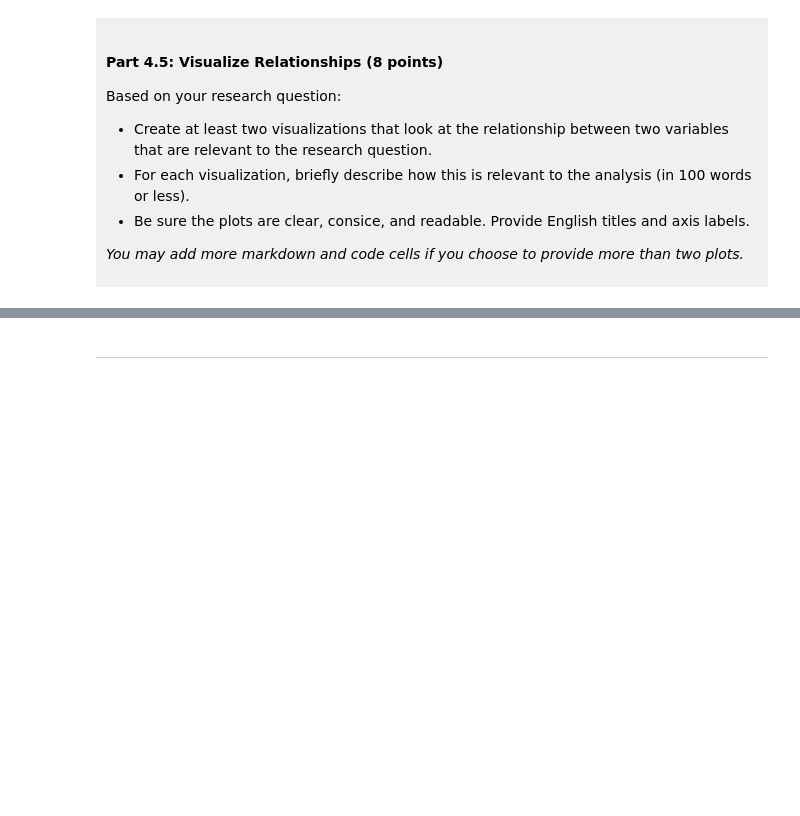
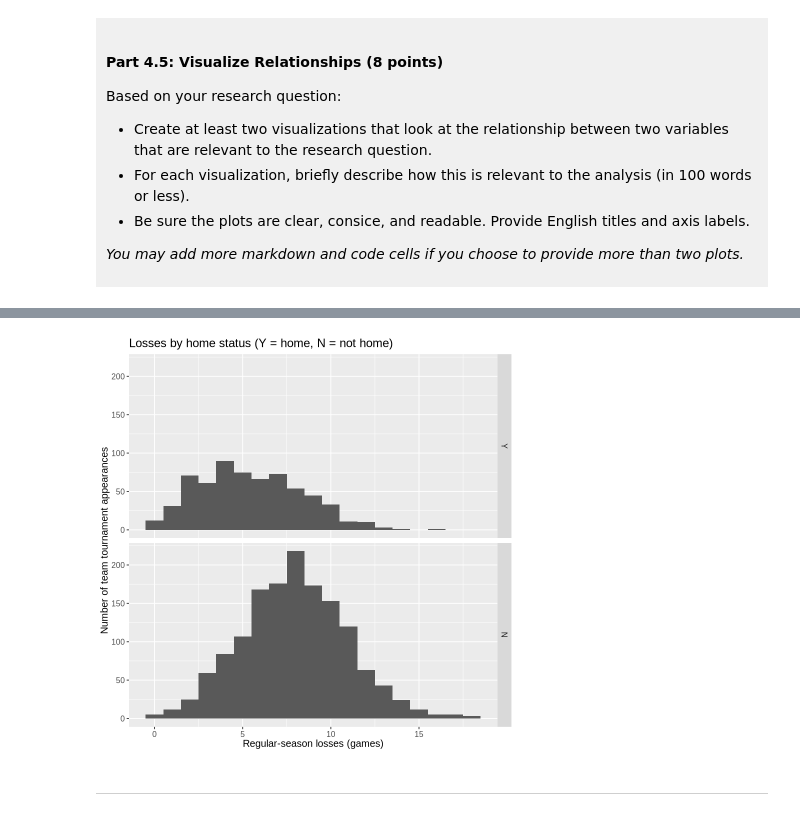
Before and after one commit to nehasidhu13/dsci-100-project-neha-sidhu, a Jupyter notebook: dsci-100-project-notebook.ipynb, the cells around one changed output, grey strips where cells are left out. Cells and saved outputs as stored; diff of their text form; code cells hidden in the pictures; blank space fills up the shorter version.

```diff
--- a/dsci-100-project-notebook.ipynb
+++ b/dsci-100-project-notebook.ipynb
@@ -330,5 +402,16 @@ Visualization 2: %%% EDIT THIS MARKDOWN CELL%%%
 # %%
-### EDIT THIS CODE CELL FOR VISUALIZATION 2###
+# Compare the distribution of losses between home-game categories.
+losses_home_plot <- ggplot(basketball_tidy, aes(x = reg_losses)) +
+    geom_histogram(binwidth = 1) +
+    facet_grid(rows = vars(first_game_at_home)) +
+    labs(title = "Losses by home status (Y = home, N = not home)",
+         x = "Regular-season losses (games)",
+         y = "Number of team tournament appearances") +
+    theme(text = element_text(size = 12))
+
+losses_home_plot
+# %% [output]
+[figure, added]
 # %% [markdown]
 ------
 # %% [markdown]
```
Also changed, not shown: parts of 9 cells of this notebook.
